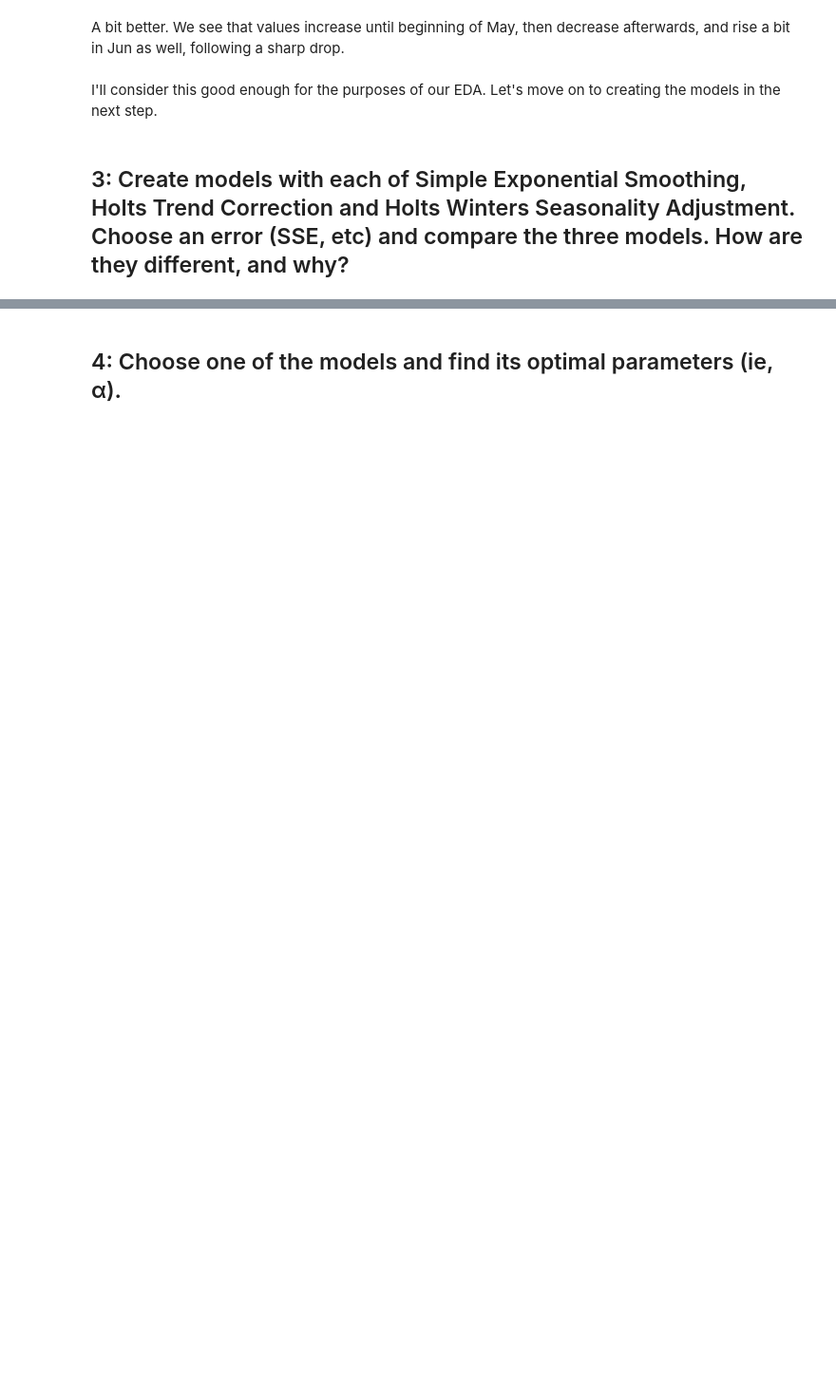
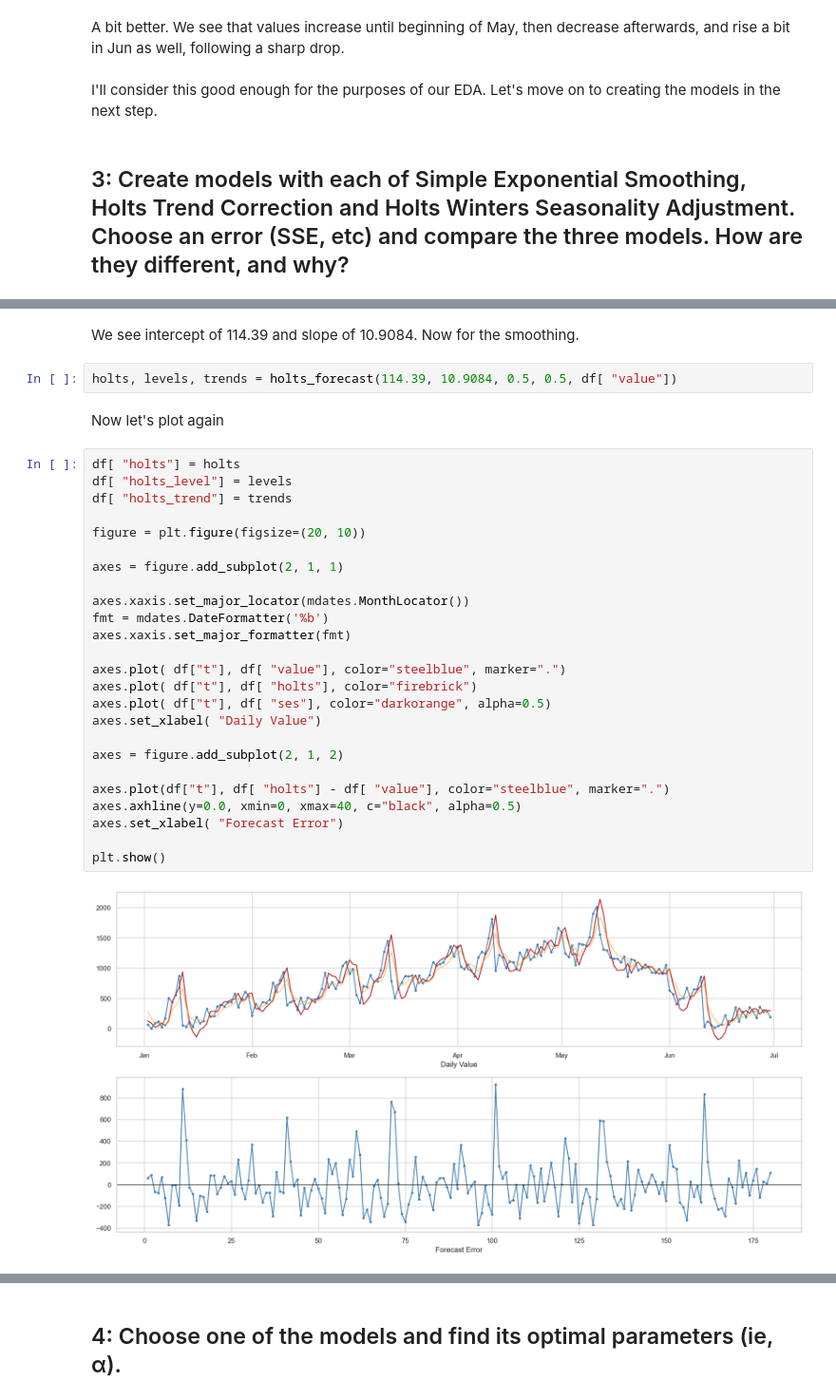
Before and after one commit to ansaridan/jhu-data-engineering-team-5, a Jupyter notebook: Module_15/Jhirsc21.ipynb, the cells around one changed output, grey strips where cells are left out. Shown at 95% size. Drawn from its saved outputs; the diff is of its cells as text; blank space fills up the shorter version.

```diff
--- a/Module_15/Jhirsc21.ipynb
+++ b/Module_15/Jhirsc21.ipynb
@@ -175,0 +299,33 @@ I'll consider this good enough for the purposes of our EDA. Let's move on to cre
+# %% [markdown]
+We see intercept of 114.39 and slope of 10.9084. Now for the smoothing.
+# %%
+holts, levels, trends = holts_forecast(114.39, 10.9084, 0.5, 0.5, df[ "value"])
+# %% [markdown]
+Now let's plot again
+# %%
+df[ "holts"] = holts
+df[ "holts_level"] = levels
+df[ "holts_trend"] = trends
+
+figure = plt.figure(figsize=(20, 10))
+
+axes = figure.add_subplot(2, 1, 1)
+
+axes.xaxis.set_major_locator(mdates.MonthLocator())
+fmt = mdates.DateFormatter('%b')
+axes.xaxis.set_major_formatter(fmt)
+
+axes.plot( df["t"], df[ "value"], color="steelblue", marker=".")
+axes.plot( df["t"], df[ "holts"], color="firebrick")
+axes.plot( df["t"], df[ "ses"], color="darkorange", alpha=0.5)
+axes.set_xlabel( "Daily Value")
+
+axes = figure.add_subplot(2, 1, 2)
+
+axes.plot(df["t"], df[ "holts"] - df[ "value"], color="steelblue", marker=".")
+axes.axhline(y=0.0, xmin=0, xmax=40, c="black", alpha=0.5)
+axes.set_xlabel( "Forecast Error")
+
+plt.show()
+# %% [output]
+[figure, added]
```
Also changed, not shown: parts of 39 cells of this notebook.
